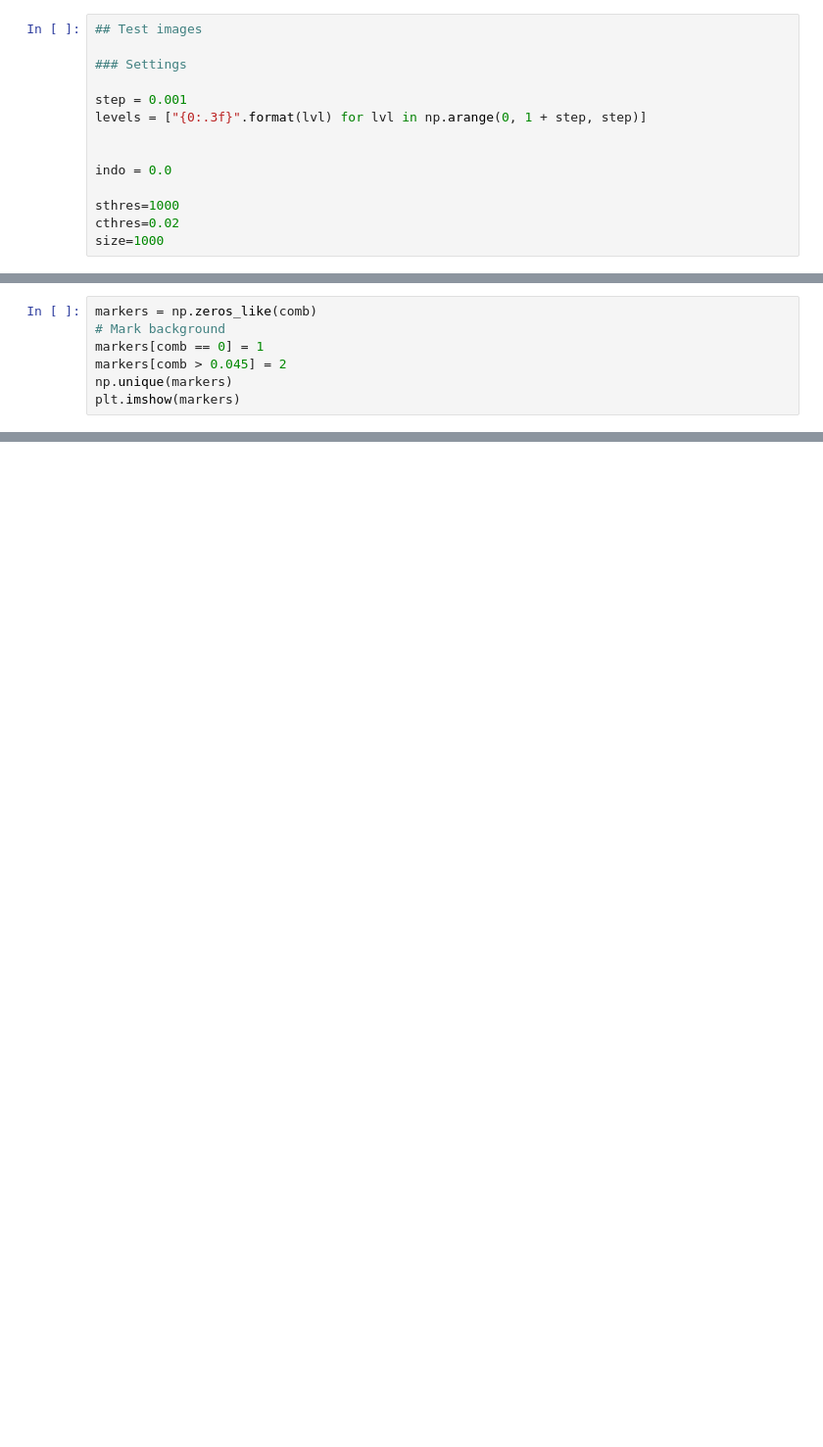
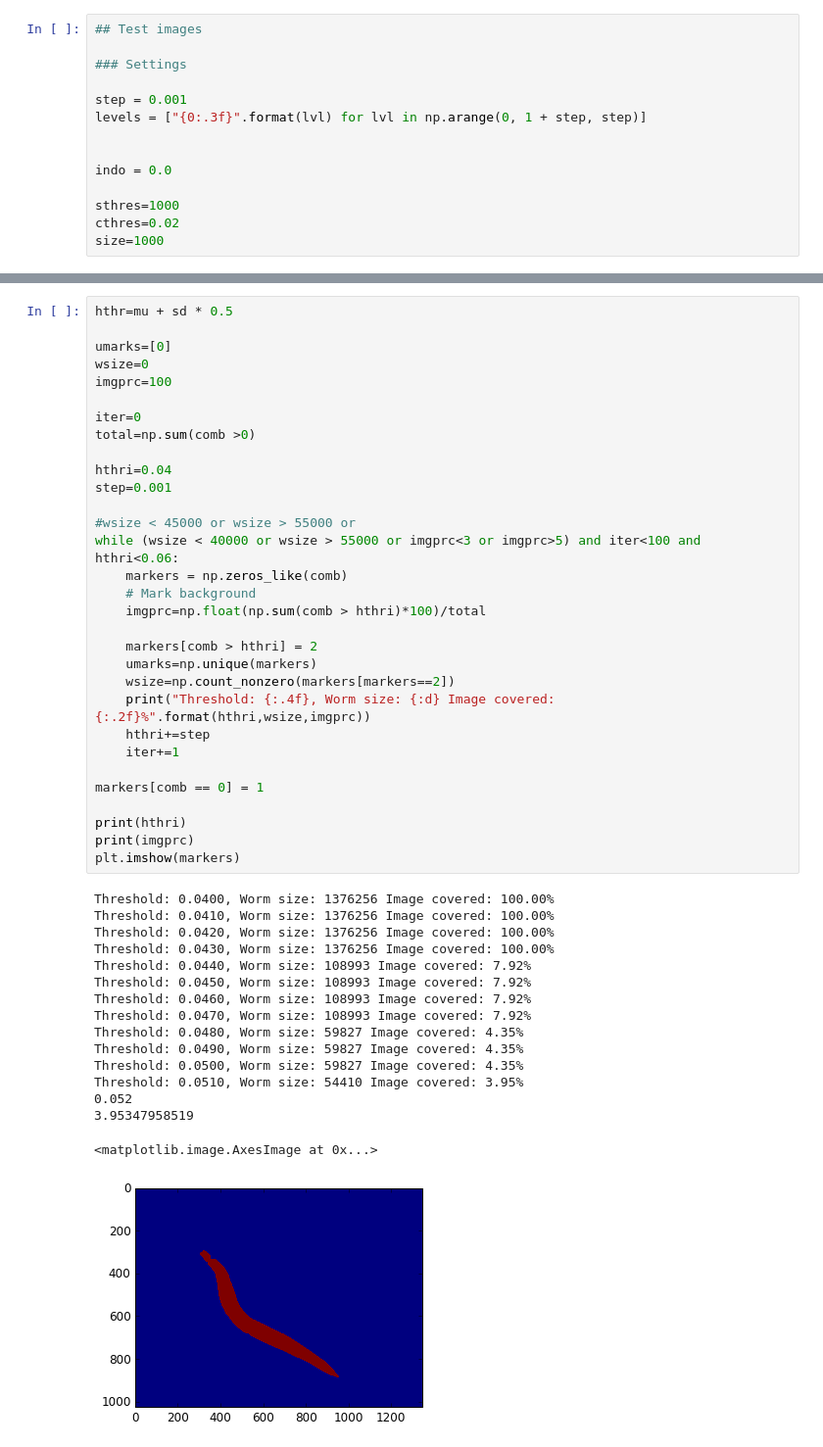
Before and after one commit to PNorvaisas/Celegans_segmentation, a Jupyter notebook: TF_acs-2.ipynb, the cells around one changed output, grey strips where cells are left out. Shown at 98% size. Saved outputs shown, nothing was run; the diff lists cells and outputs as text; blank space fills up the shorter version.

```diff
--- a/TF_acs-2.ipynb
+++ b/TF_acs-2.ipynb
@@ -149,7 +99,0 @@ skio.imsave('{}_{}_{}_adjusted_RGB.tiff'.format(rep,fol,fil),image_rgb)
-# %%
-markers = np.zeros_like(comb)
-# Mark background
-markers[comb == 0] = 1
-markers[comb > 0.045] = 2
-np.unique(markers)
-plt.imshow(markers)
@@ -239,0 +121,48 @@ TypeError: Improper input: N=2 must not exceed M=0
+# %%
+hthr=mu + sd * 0.5
+
+umarks=[0]
+wsize=0
+imgprc=100
+
+iter=0
+total=np.sum(comb >0)
+
+hthri=0.04
+step=0.001
+
+#wsize < 45000 or wsize > 55000 or
+while (wsize < 40000 or wsize > 55000 or imgprc<3 or imgprc>5) and iter<100 and hthri<0.06:
+    markers = np.zeros_like(comb)
+    # Mark background
+    imgprc=np.float(np.sum(comb > hthri)*100)/total
+
+    markers[comb > hthri] = 2
+    umarks=np.unique(markers)
+    wsize=np.count_nonzero(markers[markers==2])
+    print("Threshold: {:.4f}, Worm size: {:d} Image covered: {:.2f}%".format(hthri,wsize,imgprc))
+    hthri+=step
+    iter+=1
+
+markers[comb == 0] = 1
+
+print(hthri)
+print(imgprc)
+plt.imshow(markers)
+# %% [output]
+Threshold: 0.0400, Worm size: 1376256 Image covered: 100.00%
+Threshold: 0.0410, Worm size: 1376256 Image covered: 100.00%
+Threshold: 0.0420, Worm size: 1376256 Image covered: 100.00%
+Threshold: 0.0430, Worm size: 1376256 Image covered: 100.00%
+Threshold: 0.0440, Worm size: 108993 Image covered: 7.92%
+Threshold: 0.0450, Worm size: 108993 Image covered: 7.92%
+Threshold: 0.0460, Worm size: 108993 Image covered: 7.92%
+Threshold: 0.0470, Worm size: 108993 Image covered: 7.92%
+Threshold: 0.0480, Worm size: 59827 Image covered: 4.35%
+Threshold: 0.0490, Worm size: 59827 Image covered: 4.35%
+Threshold: 0.0500, Worm size: 59827 Image covered: 4.35%
+Threshold: 0.0510, Worm size: 54410 Image covered: 3.95%
+0.052
+3.95347958519
+<matplotlib.image.AxesImage at 0x...>
+[figure, added]
```
Also changed, not shown: parts of 24 cells of this notebook, 2 other files.
